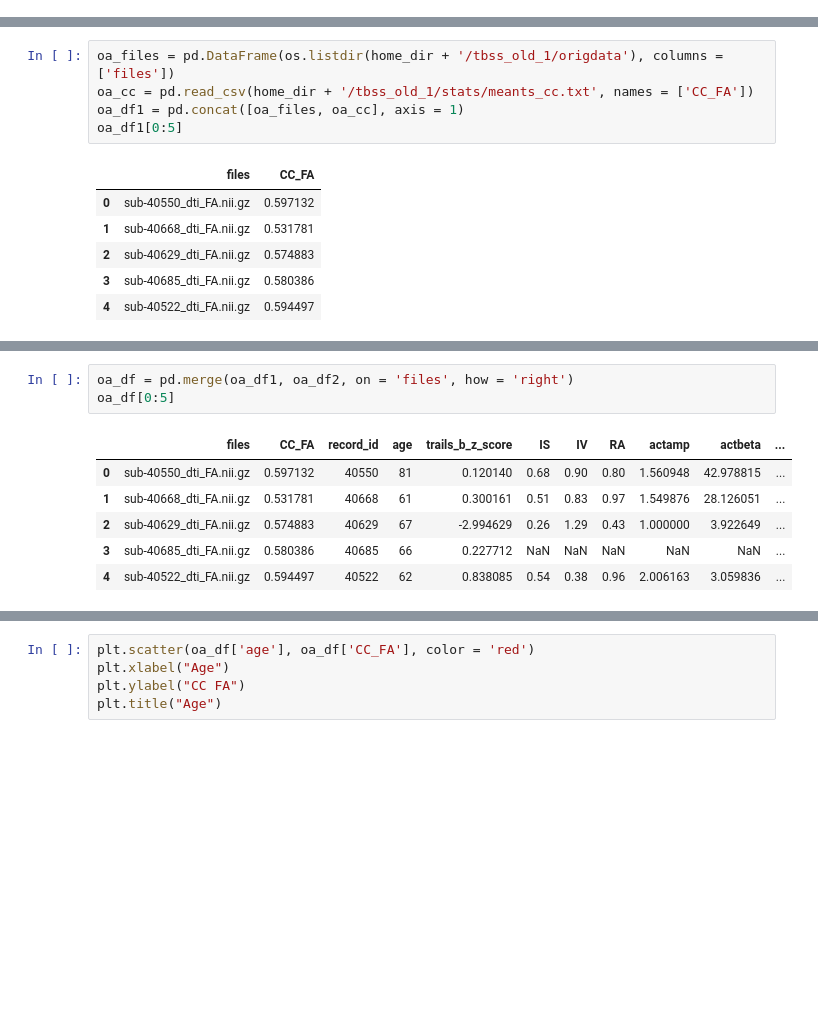
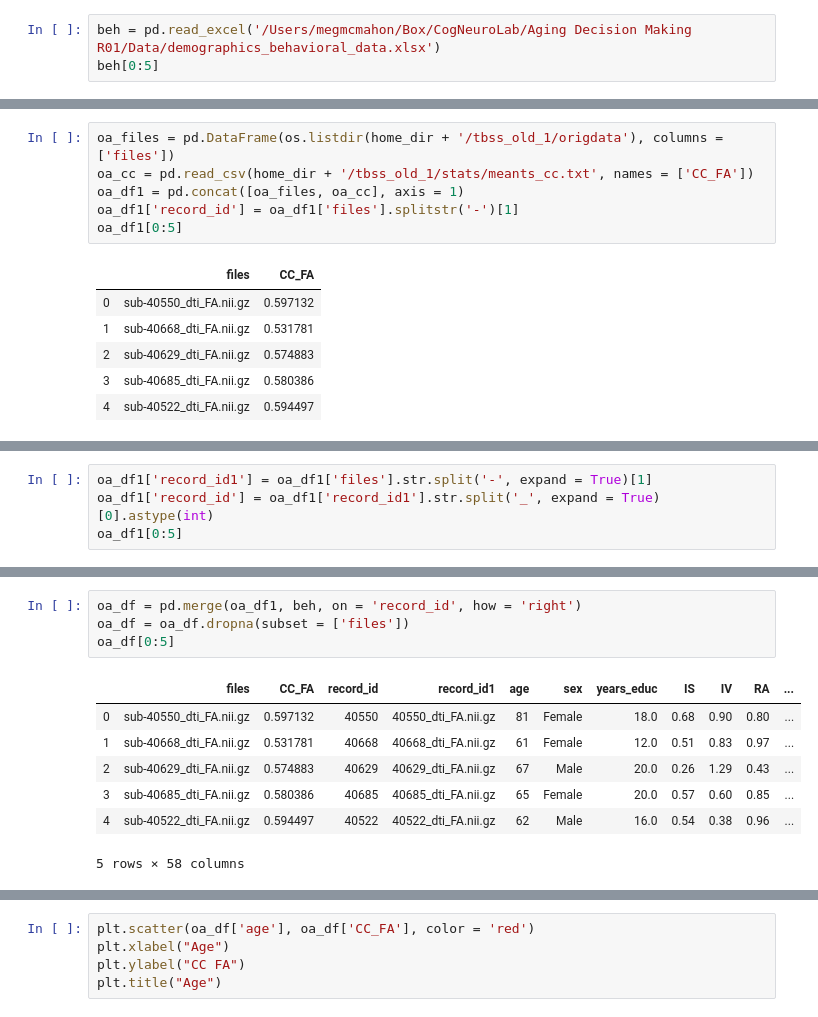
Before and after one commit to UTCogNeuroLab/adm_mri, a Jupyter notebook: analysis/dti/DTI Analysis.ipynb, the cells around one changed output, grey strips where cells are left out. Drawn from its saved outputs; the diff is of its cells as text; blank space fills up the shorter version.

```diff
--- a/analysis/dti/DTI Analysis.ipynb
+++ b/analysis/dti/DTI Analysis.ipynb
@@ -8,3 +8,6 @@ import os
 import sys
 
 home_dir = '/Volumes/schnyer/Aging_DecMem/Scan_Data/BIDS/derivatives'
+# %%
+beh = pd.read_excel('/Users/megmcmahon/Box/CogNeuroLab/Aging Decision Making R01/Data/demographics_behavioral_data.xlsx')
+beh[0:5]
@@ -14,6 +25,7 @@ home_dir = '/Volumes/schnyer/Aging_DecMem/Scan_Data/BIDS/derivatives'
 oa_files = pd.DataFrame(os.listdir(home_dir + '/tbss_old_1/origdata'), columns = ['files'])
 oa_cc = pd.read_csv(home_dir + '/tbss_old_1/stats/meants_cc.txt', names = ['CC_FA'])
 oa_df1 = pd.concat([oa_files, oa_cc], axis = 1)
+oa_df1['record_id'] = oa_df1['files'].splitstr('-')[1]
 oa_df1[0:5]
 # %% [output]
 |  | files | CC_FA |
@@ -34,0 +37,4 @@ oa_df2[0:5]
+# %%
+oa_df1['record_id1'] = oa_df1['files'].str.split('-', expand = True)[1]
+oa_df1['record_id'] = oa_df1['record_id1'].str.split('_', expand = True)[0].astype(int)
+oa_df1[0:5]
@@ -35,10 +48,12 @@ oa_df2[0:5]
 # %%
-oa_df = pd.merge(oa_df1, oa_df2, on = 'files', how = 'right')
+oa_df = pd.merge(oa_df1, beh, on = 'record_id', how = 'right')
+oa_df = oa_df.dropna(subset = ['files'])
 oa_df[0:5]
 # %% [output]
-|  | files | CC_FA | record_id | age | trails_b_z_score | IS | IV | RA | actamp | actbeta | ... |
-| 0 | sub-40550_dti_FA.nii.gz | 0.597132 | 40550 | 81 | 0.120140 | 0.68 | 0.90 | 0.80 | 1.560948 | 42.978815 | ... |
-| 1 | sub-40668_dti_FA.nii.gz | 0.531781 | 40668 | 61 | 0.300161 | 0.51 | 0.83 | 0.97 | 1.549876 | 28.126051 | ... |
-| 2 | sub-40629_dti_FA.nii.gz | 0.574883 | 40629 | 67 | -2.994629 | 0.26 | 1.29 | 0.43 | 1.000000 | 3.922649 | ... |
-| 3 | sub-40685_dti_FA.nii.gz | 0.580386 | 40685 | 66 | 0.227712 | NaN | NaN | NaN | NaN | NaN | ... |
-| 4 | sub-40522_dti_FA.nii.gz | 0.594497 | 40522 | 62 | 0.838085 | 0.54 | 0.38 | 0.96 | 2.006163 | 3.059836 | ... |
+|  | files | CC_FA | record_id | record_id1 | age | sex | years_educ | IS | IV | RA | ... |
+| 0 | sub-40550_dti_FA.nii.gz | 0.597132 | 40550 | 40550_dti_FA.nii.gz | 81 | Female | 18.0 | 0.68 | 0.90 | 0.80 | ... |
+| 1 | sub-40668_dti_FA.nii.gz | 0.531781 | 40668 | 40668_dti_FA.nii.gz | 61 | Female | 12.0 | 0.51 | 0.83 | 0.97 | ... |
+| 2 | sub-40629_dti_FA.nii.gz | 0.574883 | 40629 | 40629_dti_FA.nii.gz | 67 | Male | 20.0 | 0.26 | 1.29 | 0.43 | ... |
+| 3 | sub-40685_dti_FA.nii.gz | 0.580386 | 40685 | 40685_dti_FA.nii.gz | 65 | Female | 20.0 | 0.57 | 0.60 | 0.85 | ... |
+| 4 | sub-40522_dti_FA.nii.gz | 0.594497 | 40522 | 40522_dti_FA.nii.gz | 62 | Male | 16.0 | 0.54 | 0.38 | 0.96 | ... |
+5 rows × 58 columns
```
Also changed, not shown: parts of 16 cells of this notebook.
